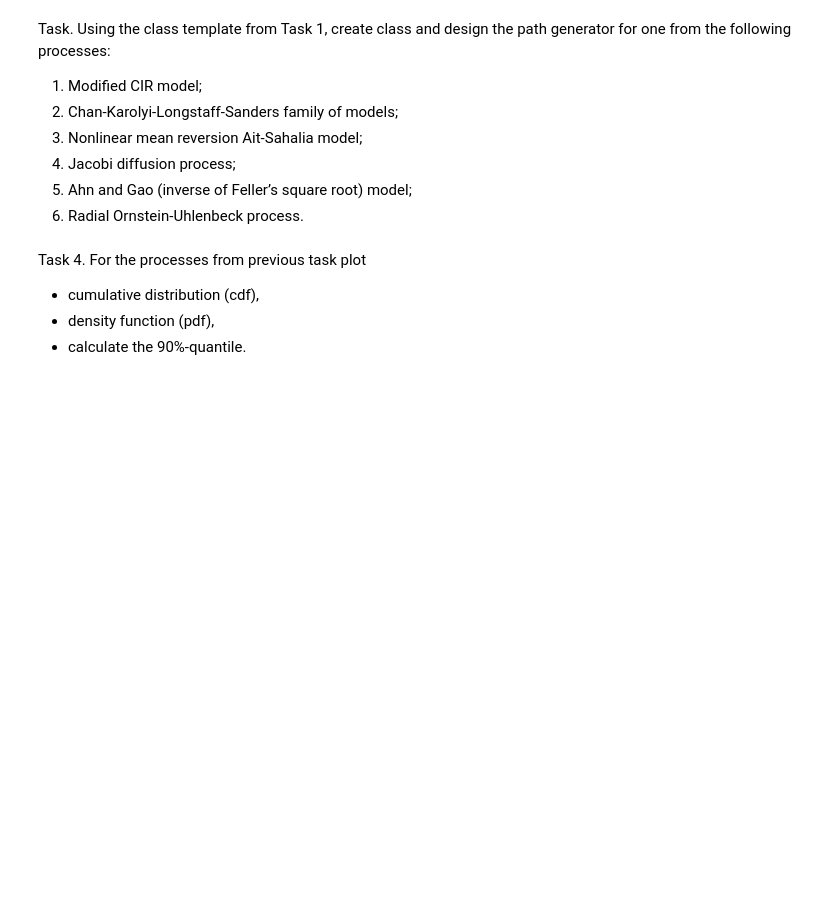
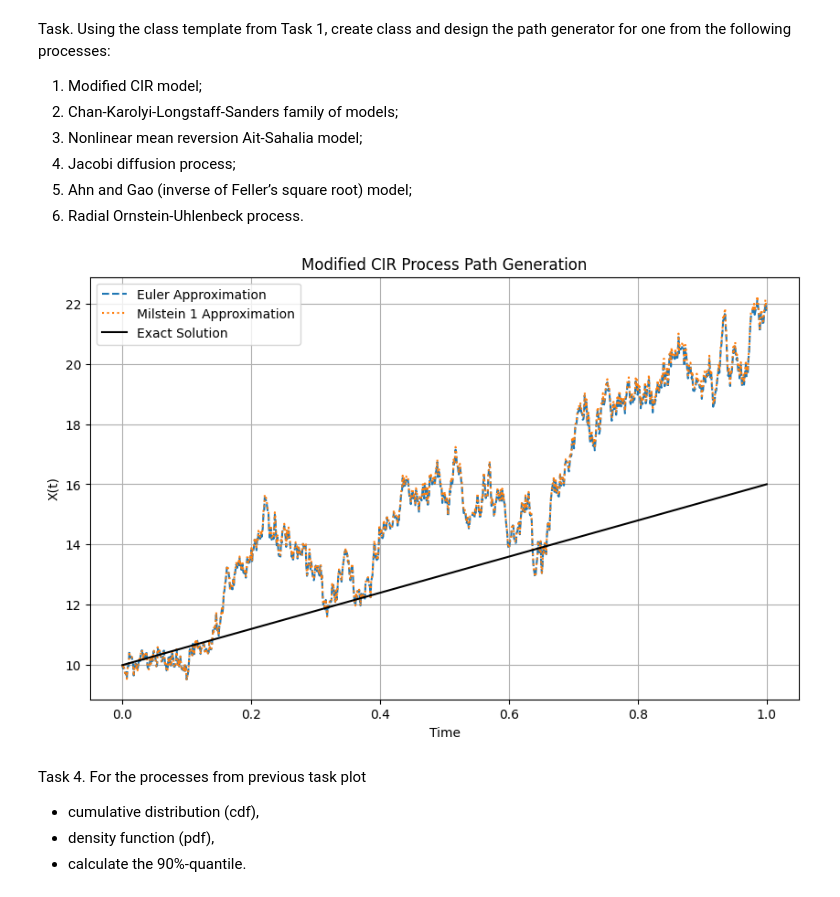
Before and after one commit to MiromanovDaniil/SSP-labs, a Jupyter notebook: lab3_SPP.ipynb, the cells around one changed output. Cells and saved outputs as stored; diff of their text form; code cells hidden in the pictures; blank space fills up the shorter version.

```diff
--- a/lab3_SPP.ipynb
+++ b/lab3_SPP.ipynb
@@ -476,3 +645,78 @@ Task. Using the class template from Task 1, create class and design the path gen
+# %%
+class ModifiedCIRProcess:
+    def __init__(self, params, T, Nx, Nt, init_state):
+        self.theta1, self.theta2 = params  # Unpack parameters
+        self.T = T  # Total time
+        self.Nx = Nx  # Number of processes (1 for univariate)
+        self.Nt = Nt  # Number of time steps
+        self.init_state = init_state  # Initial state
+        self.dt = T / Nt  # Time step
+
+    def EulerSolution(self, dW):
+        X = np.zeros((self.Nt, self.Nx))
+        X[0] = self.init_state
+
+        for t in range(1, self.Nt):
+            X[t] = X[t - 1] + self.theta1 * self.dt + self.theta2 * np.sqrt(X[t - 1]) * dW[t - 1]
+            # Ensure positivity
+            X[t] = max(X[t], 0)
+
+        return np.linspace(0, self.T, self.Nt), X
+
+    def Milstein1Solution(self, dW):
+        X = np.zeros((self.Nt, self.Nx))
+        X[0] = self.init_state
+
+        for t in range(1, self.Nt):
+            X[t] = X[t - 1] + self.theta1 * self.dt + self.theta2 * np.sqrt(X[t - 1]) * dW[t - 1]
+            # Milstein correction term
+            X[t] += 0.5 * self.theta2 * dW[t - 1] * (1 / (2 * np.sqrt(X[t - 1])) if X[t - 1] > 0 else 0)
+            # Ensure positivity
+            X[t] = max(X[t], 0)
+
+        return np.linspace(0, self.T, self.Nt), X
+
+    def ExactSolution(self, dW):
+        # This method should compute the exact solution if available
+        # Here we'll use a placeholder since exact solutions may not be trivial
+        t = np.linspace(0, self.T, self.Nt)
+        X_exact = np.maximum(0, self.init_state + self.theta1 * t)  # Placeholder for exact solution
+        return t, X_exact
+
+# Example usage
+T = 1  # Total time
+Nx = 1  # Number of processes
+Nt = 1024  # Number of time steps
+init_state = np.array([10])  # Initial state
+params = [6, 2]  # Example parameters for the modified CIR model
+
+# Generate random increments for Wiener process
+dW = np.random.normal(0, 1, size=(Nt, Nx)) * np.sqrt(T/Nt)
+
+# Create an instance of the ModifiedCIRProcess
+cir_process = ModifiedCIRProcess(params, T, Nx, Nt, init_state)
+
+# Generate solutions
+t_data, x_euler = cir_process.EulerSolution(dW)
+t_data, x_milstein1 = cir_process.Milstein1Solution(dW)
+t_data, x_exact = cir_process.ExactSolution(dW)
+
+# Plotting
+import matplotlib.pyplot as plt
+
+plt.figure(figsize=(10, 6))
+plt.plot(t_data, x_euler, label='Euler Approximation', linestyle='--')
+plt.plot(t_data, x_milstein1, label='Milstein 1 Approximation', linestyle=':')
+plt.plot(t_data, x_exact, label='Exact Solution', color='black')
+
+plt.title('Modified CIR Process Path Generation')
+plt.xlabel('Time')
+plt.ylabel('X(t)')
+plt.legend()
+plt.grid(True)
+plt.show()
+# %% [output]
+[figure, added]
 # %% [markdown]
 Task 4. For the processes from previous task plot
 * cumulative distribution (cdf),
```
Also changed, not shown: parts of 12 cells of this notebook, 2 other files.
